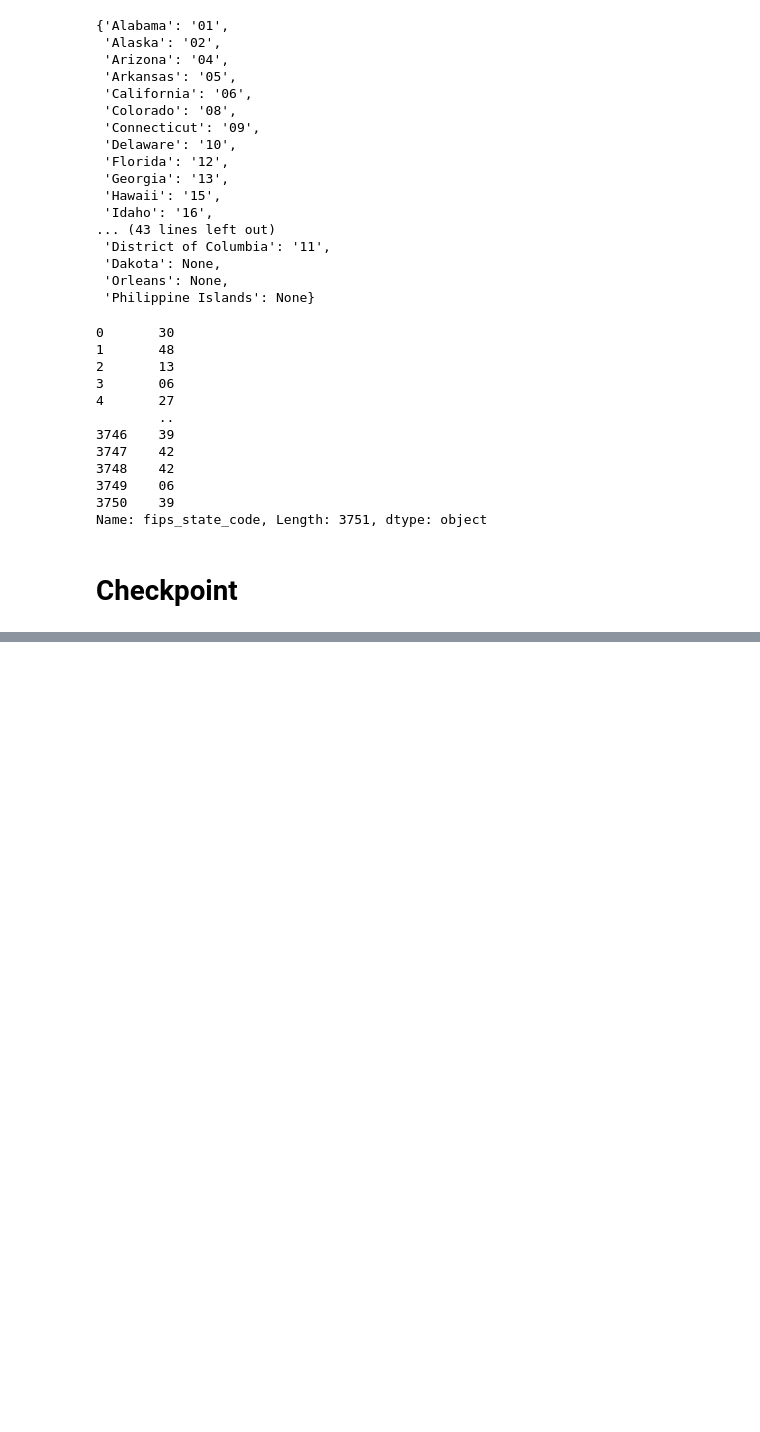
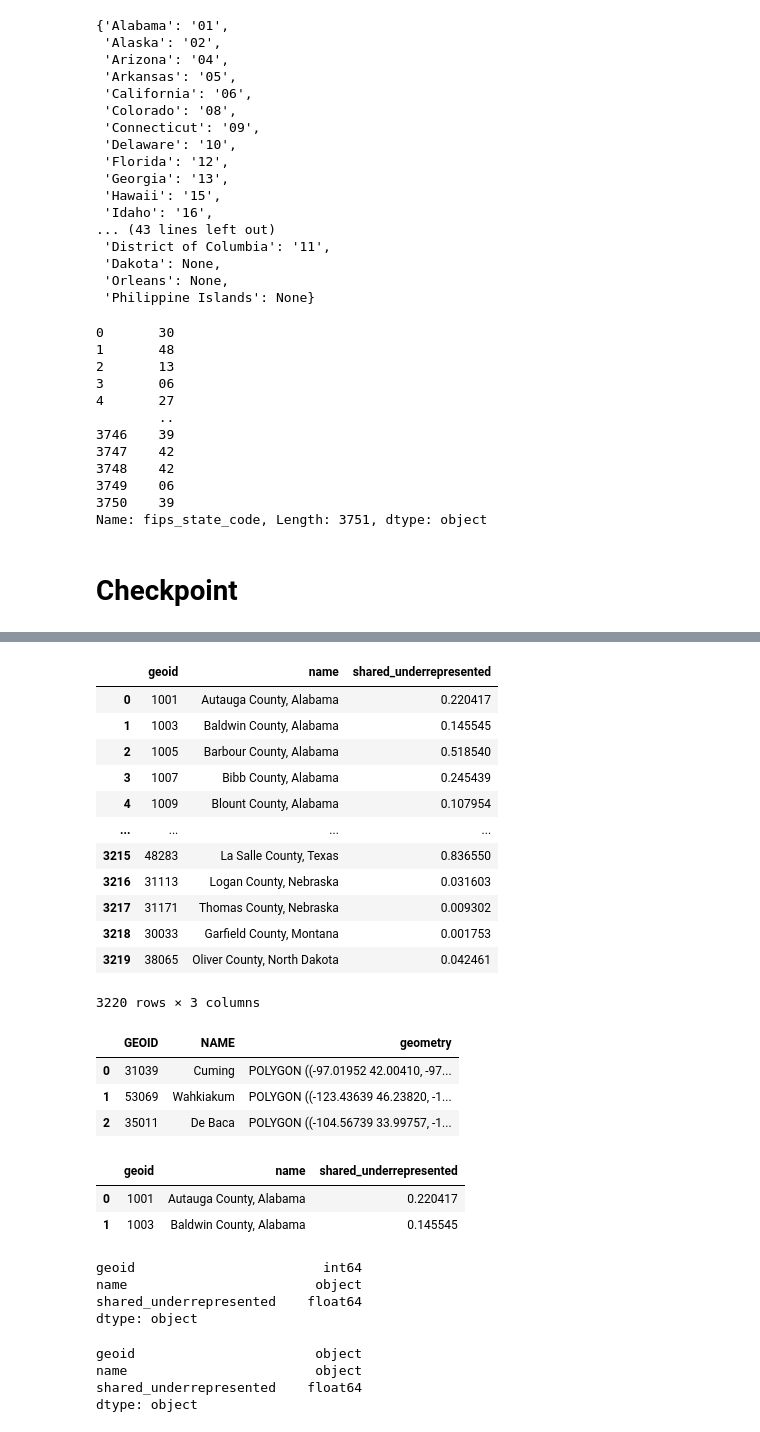
Before and after one commit to edterrell/geospatial-public-policy-analysis-with-geopandas, a Jupyter notebook: notebooks/RQ1.ipynb, the cells around one changed output, grey strips where cells are left out. Saved outputs shown, nothing was run; the diff lists cells and outputs as text; code cells hidden in the pictures; blank space fills up the shorter version.

```diff
--- a/notebooks/RQ1.ipynb
+++ b/notebooks/RQ1.ipynb
@@ -203,0 +282,47 @@ Name: fips_state_code, Length: 3751, dtype: object
+# %%
+subset_counties_df = counties_df[['geoid', 'name', 'shared_underrepresented']].copy()
+subset_counties_df
+# %% [output]
+|  | geoid | name | shared_underrepresented |
+| 0 | 1001 | Autauga County, Alabama | 0.220417 |
+| 1 | 1003 | Baldwin County, Alabama | 0.145545 |
+| 2 | 1005 | Barbour County, Alabama | 0.518540 |
+| 3 | 1007 | Bibb County, Alabama | 0.245439 |
+| 4 | 1009 | Blount County, Alabama | 0.107954 |
+| ... | ... | ... | ... |
+| 3215 | 48283 | La Salle County, Texas | 0.836550 |
+| 3216 | 31113 | Logan County, Nebraska | 0.031603 |
+| 3217 | 31171 | Thomas County, Nebraska | 0.009302 |
+| 3218 | 30033 | Garfield County, Montana | 0.001753 |
+| 3219 | 38065 | Oliver County, North Dakota | 0.042461 |
+3220 rows × 3 columns
+# %%
+subset_counties_shapes = counties_shapes[['GEOID', 'NAME','geometry']].copy()
+subset_counties_shapes.head(3)
+# %% [output]
+|  | GEOID | NAME | geometry |
+| 0 | 31039 | Cuming | POLYGON ((-97.01952 42.00410, -97... |
+| 1 | 53069 | Wahkiakum | POLYGON ((-123.43639 46.23820, -1... |
+| 2 | 35011 | De Baca | POLYGON ((-104.56739 33.99757, -1... |
+# %%
+subset_counties_df.head(2)
+# %% [output]
+|  | geoid | name | shared_underrepresented |
+| 0 | 1001 | Autauga County, Alabama | 0.220417 |
+| 1 | 1003 | Baldwin County, Alabama | 0.145545 |
+# %%
+# geoid is an int; we want all 5 characters to show (including the leading 0)..so
+subset_counties_df.dtypes
+# %% [output]
+geoid                        int64
+name                        object
+shared_underrepresented    float64
+dtype: object
+# %%
+subset_counties_df.geoid = subset_counties_df.geoid.astype(str)
+subset_counties_df.dtypes
+# %% [output]
+geoid                       object
+name                        object
+shared_underrepresented    float64
+dtype: object
```
Also changed, not shown: parts of 20 cells of this notebook.
